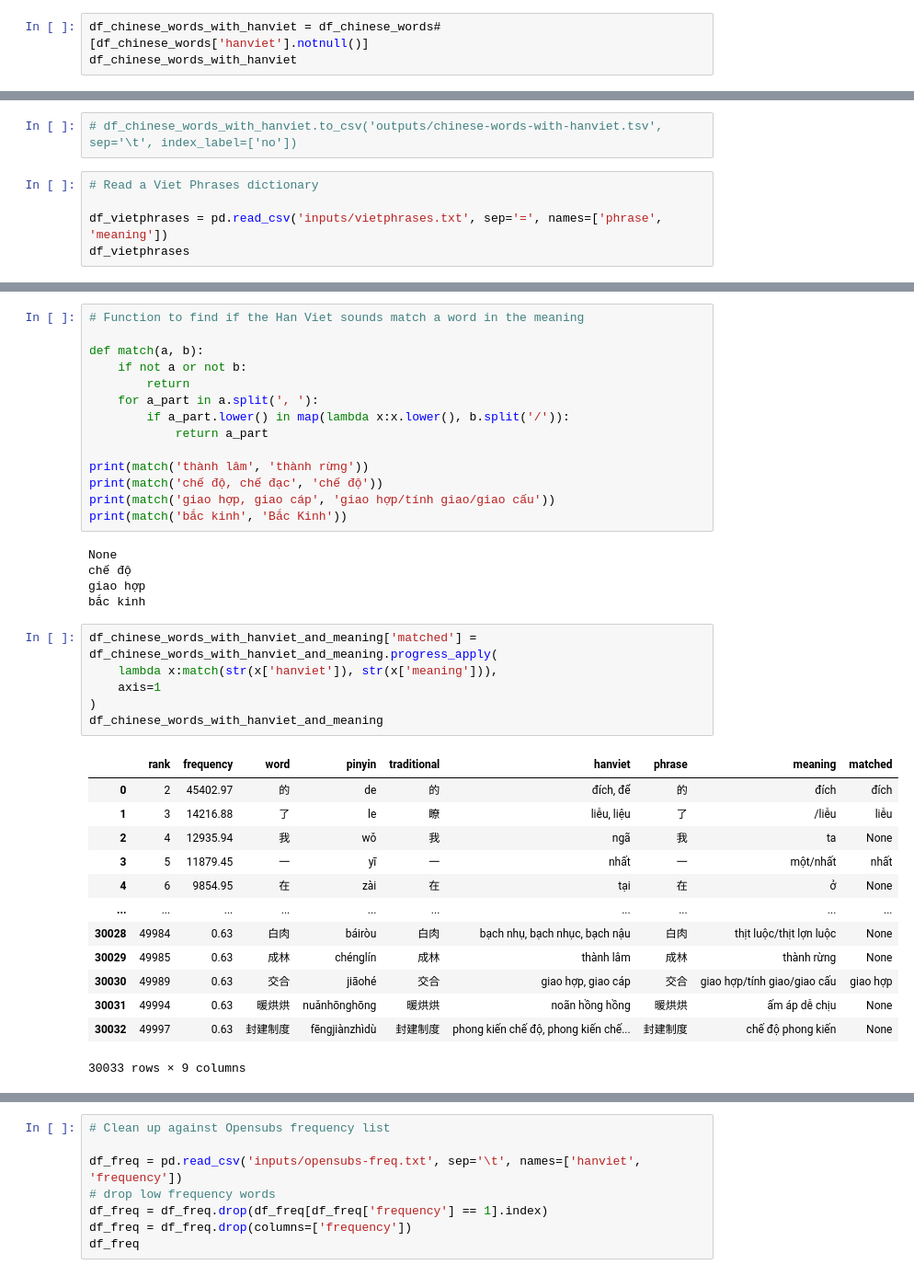
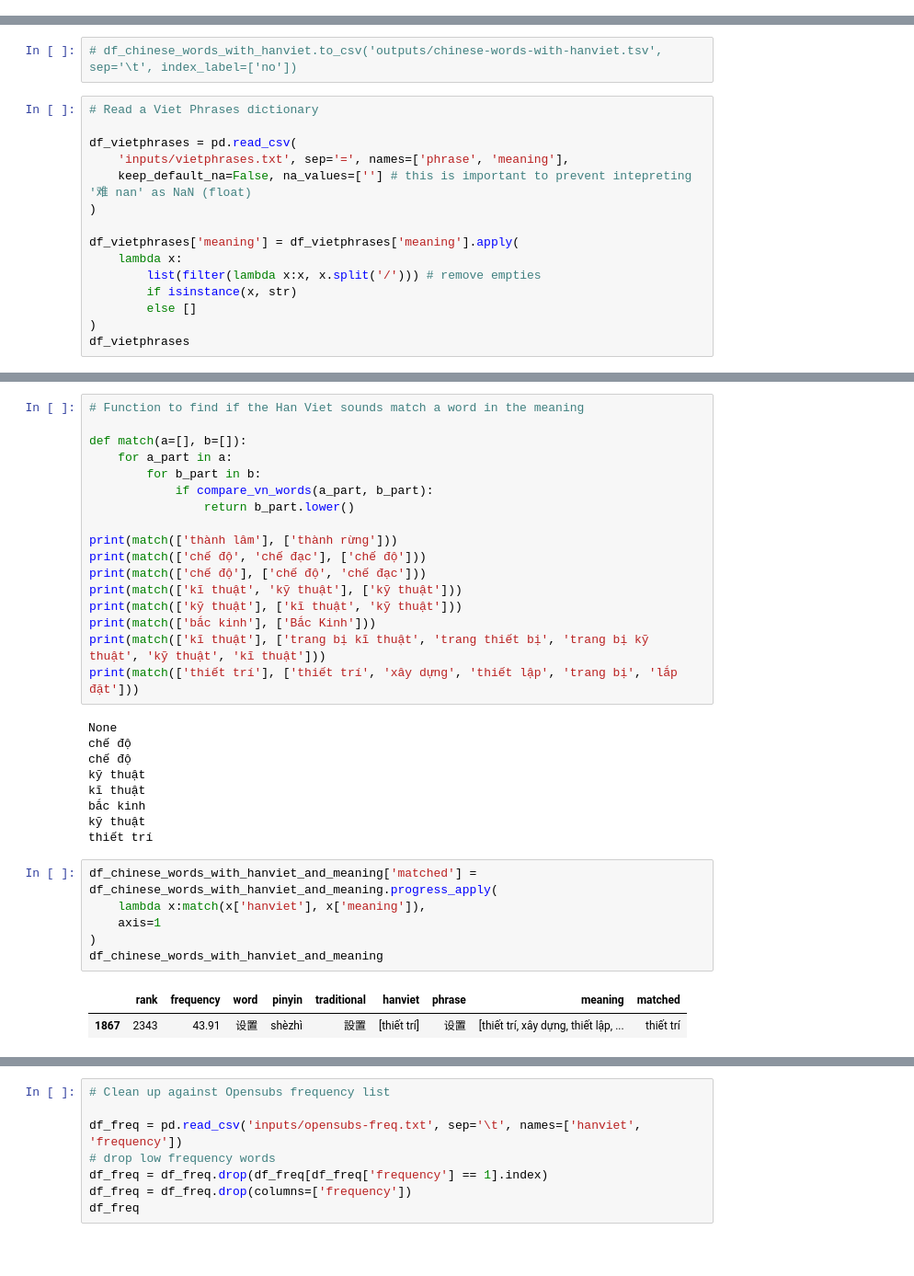
Before and after one commit to ryanphung/chinese-hanviet-cognates, a Jupyter notebook: chinese-hanviet.ipynb, the cells around one changed output, grey strips where cells are left out. Shown at 92% size. Drawn from its saved outputs; the diff is of its cells as text; blank space fills up the shorter version.

```diff
--- a/chinese-hanviet.ipynb
+++ b/chinese-hanviet.ipynb
@@ -254,4 +290 @@ df_chinese_words
 50000 rows × 6 columns
-# %%
-df_chinese_words_with_hanviet = df_chinese_words#[df_chinese_words['hanviet'].notnull()]
-df_chinese_words_with_hanviet
@@ -274,7 +293,17 @@ df_chinese_words_with_hanviet
 # %%
 # Read a Viet Phrases dictionary
 
-df_vietphrases = pd.read_csv('inputs/vietphrases.txt', sep='=', names=['phrase', 'meaning'])
+df_vietphrases = pd.read_csv(
+    'inputs/vietphrases.txt', sep='=', names=['phrase', 'meaning'],
+    keep_default_na=False, na_values=[''] # this is important to prevent intepreting '难 nan' as NaN (float)
+)
+
+df_vietphrases['meaning'] = df_vietphrases['meaning'].apply(
+    lambda x:
+        list(filter(lambda x:x, x.split('/'))) # remove empties
+        if isinstance(x, str)
+        else []
+)
 df_vietphrases
 # %% [output]
 |  | phrase | meaning |
@@ -310,42 +341,38 @@ df_chinese_words_with_hanviet_and_meaning
 # %%
 # Function to find if the Han Viet sounds match a word in the meaning
 
-def match(a, b):
-    if not a or not b:
-        return
-    for a_part in a.split(', '):
-        if a_part.lower() in map(lambda x:x.lower(), b.split('/')):
-            return a_part
+def match(a=[], b=[]):
+    for a_part in a:
+        for b_part in b:
+            if compare_vn_words(a_part, b_part):
+                return b_part.lower()
 
-print(match('thành lâm', 'thành rừng'))
-print(match('chế độ, chế đạc', 'chế độ'))
-print(match('giao hợp, giao cáp', 'giao hợp/tính giao/giao cấu'))
-print(match('bắc kinh', 'Bắc Kinh'))
+print(match(['thành lâm'], ['thành rừng']))
+print(match(['chế độ', 'chế đạc'], ['chế độ']))
+print(match(['chế độ'], ['chế độ', 'chế đạc']))
+print(match(['kĩ thuật', 'kỹ thuật'], ['kỹ thuật']))
+print(match(['kỹ thuật'], ['kĩ thuật', 'kỹ thuật']))
+print(match(['bắc kinh'], ['Bắc Kinh']))
+print(match(['kĩ thuật'], ['trang bị kĩ thuật', 'trang thiết bị', 'trang bị kỹ thuật', 'kỹ thuật', 'kĩ thuật']))
+print(match(['thiết trí'], ['thiết trí', 'xây dựng', 'thiết lập', 'trang bị', 'lắp đặt']))
 # %% [output]
 None
 chế độ
-giao hợp
+chế độ
+kỹ thuật
+kĩ thuật
 bắc kinh
+kỹ thuật
+thiết trí
 # %%
 df_chinese_words_with_hanviet_and_meaning['matched'] = df_chinese_words_with_hanviet_and_meaning.progress_apply(
-    lambda x:match(str(x['hanviet']), str(x['meaning'])),
+    lambda x:match(x['hanviet'], x['meaning']),
     axis=1
 )
 df_chinese_words_with_hanviet_and_meaning
 # %% [output]
 |  | rank | frequency | word | pinyin | traditional | hanviet | phrase | meaning | matched |
-| 0 | 2 | 45402.97 | 的 | de | 的 | đích, để | 的 | đích | đích |
-| 1 | 3 | 14216.88 | 了 | le | 瞭 | liễu, liệu | 了 | /liễu | liễu |
-| 2 | 4 | 12935.94 | 我 | wǒ | 我 | ngã | 我 | ta | None |
-| 3 | 5 | 11879.45 | 一 | yī | 一 | nhất | 一 | một/nhất | nhất |
-| 4 | 6 | 9854.95 | 在 | zài | 在 | tại | 在 | ở | None |
-| ... | ... | ... | ... | ... | ... | ... | ... | ... | ... |
-| 30028 | 49984 | 0.63 | 白肉 | báiròu | 白肉 | bạch nhụ, bạch nhục, bạch nậu | 白肉 | thịt luộc/thịt lợn luộc | None |
-| 30029 | 49985 | 0.63 | 成林 | chénglín | 成林 | thành lâm | 成林 | thành rừng | None |
-| 30030 | 49989 | 0.63 | 交合 | jiāohé | 交合 | giao hợp, giao cáp | 交合 | giao hợp/tính giao/giao cấu | giao hợp |
-| 30031 | 49994 | 0.63 | 暖烘烘 | nuǎnhōnghōng | 暖烘烘 | noãn hồng hồng | 暖烘烘 | ấm áp dễ chịu | None |
-| 30032 | 49997 | 0.63 | 封建制度 | fēngjiànzhìdù | 封建制度 | phong kiến chế độ, phong kiến chế... | 封建制度 | chế độ phong kiến | None |
+| 1867 | 2343 | 43.91 | 设置 | shèzhì | 設置 | [thiết trí] | 设置 | [thiết trí, xây dựng, thiết lập, ... | thiết trí |
-30033 rows × 9 columns
 # %%
 df_multisyllabic = df_chinese_words_with_hanviet_and_meaning.drop(
     df_chinese_words_with_hanviet_and_meaning[df_chinese_words_with_hanviet_and_meaning['word'].str.len() == 1].index
```
Also changed, not shown: parts of 21 cells of this notebook, 5 other files.
